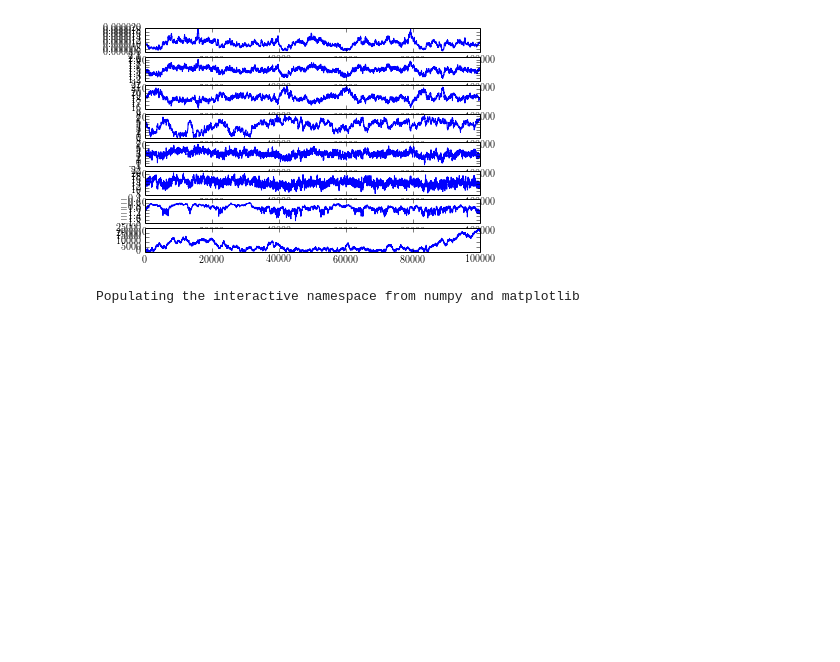
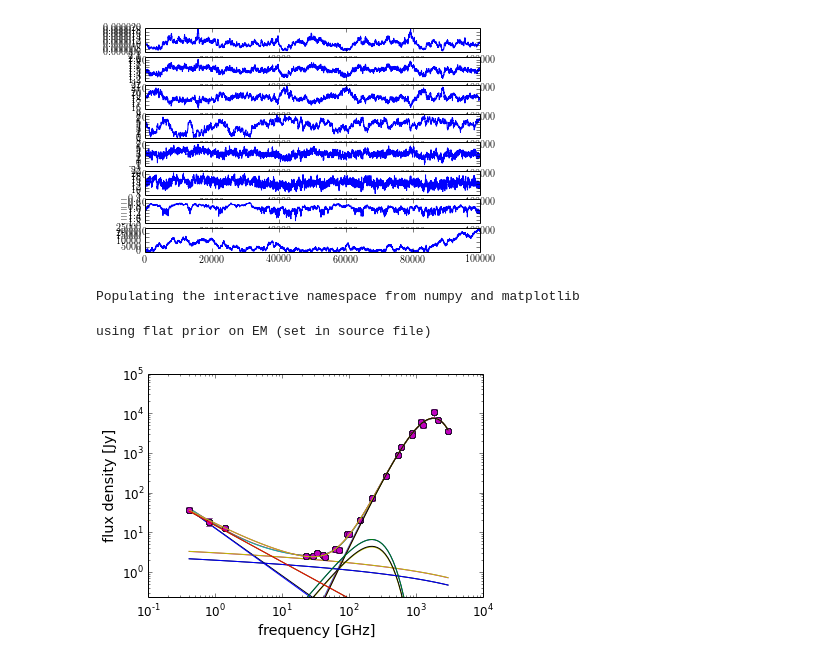
Before and after one commit to defjaf/MCMC, a Jupyter notebook: submmSED/M31_MCMC.ipynb, the cells around one changed output. Saved outputs shown, nothing was run; the diff lists cells and outputs as text; code cells hidden in the pictures; blank space fills up the shorter version.

Commit message:
better priors

```diff
--- a/submmSED/M31_MCMC.ipynb
+++ b/submmSED/M31_MCMC.ipynb
@@ -9,5 +38,6 @@ python version of blackbody
 # %%
-m31d.M31(savefig=True, nMC=(20000,100000),random=True)
+ret_b = m31d.M31(savefig=True, nMC=(20000,100000),random=True)
+mcmc_b = ret_b[0][1]
 !cp M31_0.png M31_0b.png
 !cp M31_1.png M31_1b.png
 # %% [output]
@@ -39,5 +66,7 @@ ERROR: Line magic function `%cp` not found.
 # %%
-m31d.M31(savefig=True, nMC=(20000,100000),random=True)
+reload(m31d); reload(m31m)
+ret_c = m31d.M31(savefig=True, nMC=(20000,100000),random=True)
+mcmc_c = ret_c[0][1]
 !cp M31_0.png M31_0c.png
 !cp M31_1.png M31_1c.png
 # %% [output]
@@ -66,5 +96,7 @@ ln Pr of mean = -10.464916
 # %%
-m31d.M31(savefig=True, nMC=(20000,100000),random=True, randomrestart=True)
-!cp M31_0.png M31_0d.png
-!cp M31_1.png M31_1d.png
+reload(m31d); reload(m31m)
+ret_e = m31d.M31(savefig=True, nMC=(20000,100000),random=True)
+mcmc_e = ret_c[0][1]
+!cp M31_0.png M31_0e.png
+!cp M31_1.png M31_1e.png
 # %% [output]
@@ -93,4 +125,0 @@ ln Pr of mean = -10.551357
-# %%
-ret_e = m31d.M31(savefig=True, nMC=(20000,100000),random=True, randomrestart=True)
-!cp M31_0.png M31_0e.png
-!cp M31_1.png M31_1e.png
@@ -188,3 +194,16 @@ Populating the interactive namespace from numpy and matplotlib
 Populating the interactive namespace from numpy and matplotlib
 # %%
 close()
+# %%
+reload(m31m); reload(m31d)
+np.savetxt("MCMC_a.dat", mcmc_a.samples, header='\t'.join(mcmc_a.texNames))
+np.savetxt("MCMC_b.dat", mcmc_b.samples, header='\t'.join(mcmc_b.texNames))
+np.savetxt("MCMC_c.dat", mcmc_c.samples, header='\t'.join(mcmc_c.texNames))
+np.savetxt("MCMC_e.dat", mcmc_e.samples, header='\t'.join(mcmc_e.texNames))
+m31m.M31model(*mcmc_a.mean()).plot(mcmc_a.data[0], wavelength=False, logplot=True, components=True, textfile="MCMC_model_a.dat")
+m31m.M31model(*mcmc_b.mean()).plot(mcmc_b.data[0], wavelength=False, logplot=True, components=True, textfile="MCMC_model_b.dat")
+m31m.M31model(*mcmc_c.mean()).plot(mcmc_c.data[0], wavelength=False, logplot=True, components=True, textfile="MCMC_model_c.dat")
+m31m.M31model(*mcmc_e.mean()).plot(mcmc_e.data[0], wavelength=False, logplot=True, components=True, textfile="MCMC_model_e.dat")
+# %% [output]
+using flat prior on EM (set in source file)
+[figure, added]
```
Also changed, not shown: parts of 9 cells of this notebook, 1 other file.
